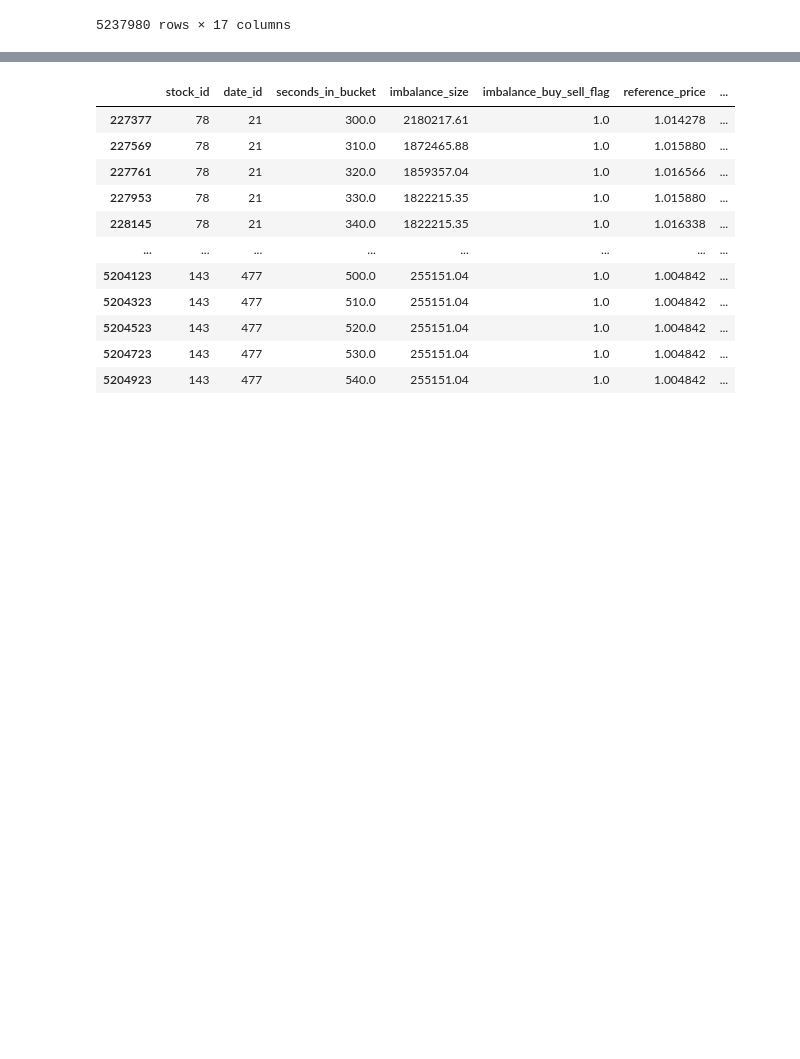
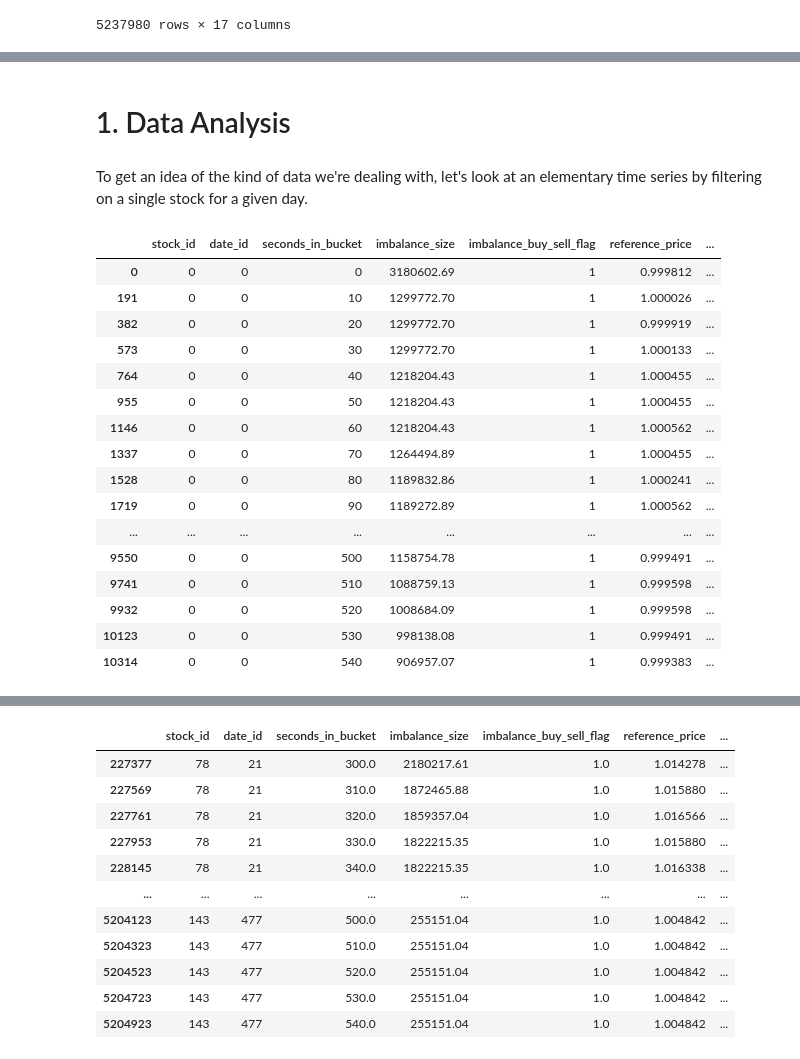
Before and after one commit to tfranza/optiver, a Jupyter notebook: Data_analysis.ipynb, the cells around one changed output, grey strips where cells are left out. Cells and saved outputs as stored; diff of their text form; code cells hidden in the pictures; blank space fills up the shorter version.

```diff
--- a/Data_analysis.ipynb
+++ b/Data_analysis.ipynb
@@ -71,0 +79,25 @@ df_prova_notna = df_prova.loc[\
+# %% [markdown]
+# 1. Data Analysis
+# %% [markdown]
+To get an idea of the kind of data we're dealing with, let's look at an elementary time series by filtering on a single stock for a given day.
+# %%
+df_stock_0 = df.query('stock_id == 0 & date_id == 0')
+df_stock_0
+# %% [output]
+|  | stock_id | date_id | seconds_in_bucket | imbalance_size | imbalance_buy_sell_flag | reference_price | ... |
+| 0 | 0 | 0 | 0 | 3180602.69 | 1 | 0.999812 | ... |
+| 191 | 0 | 0 | 10 | 1299772.70 | 1 | 1.000026 | ... |
+| 382 | 0 | 0 | 20 | 1299772.70 | 1 | 0.999919 | ... |
+| 573 | 0 | 0 | 30 | 1299772.70 | 1 | 1.000133 | ... |
+| 764 | 0 | 0 | 40 | 1218204.43 | 1 | 1.000455 | ... |
+| 955 | 0 | 0 | 50 | 1218204.43 | 1 | 1.000455 | ... |
+| 1146 | 0 | 0 | 60 | 1218204.43 | 1 | 1.000562 | ... |
+| 1337 | 0 | 0 | 70 | 1264494.89 | 1 | 1.000455 | ... |
+| 1528 | 0 | 0 | 80 | 1189832.86 | 1 | 1.000241 | ... |
+| 1719 | 0 | 0 | 90 | 1189272.89 | 1 | 1.000562 | ... |
+| ... | ... | ... | ... | ... | ... | ... | ... |
+| 9550 | 0 | 0 | 500 | 1158754.78 | 1 | 0.999491 | ... |
+| 9741 | 0 | 0 | 510 | 1088759.13 | 1 | 0.999598 | ... |
+| 9932 | 0 | 0 | 520 | 1008684.09 | 1 | 0.999598 | ... |
+| 10123 | 0 | 0 | 530 | 998138.08 | 1 | 0.999491 | ... |
+| 10314 | 0 | 0 | 540 | 906957.07 | 1 | 0.999383 | ... |
```
Also changed, not shown: parts of 63 cells of this notebook.
